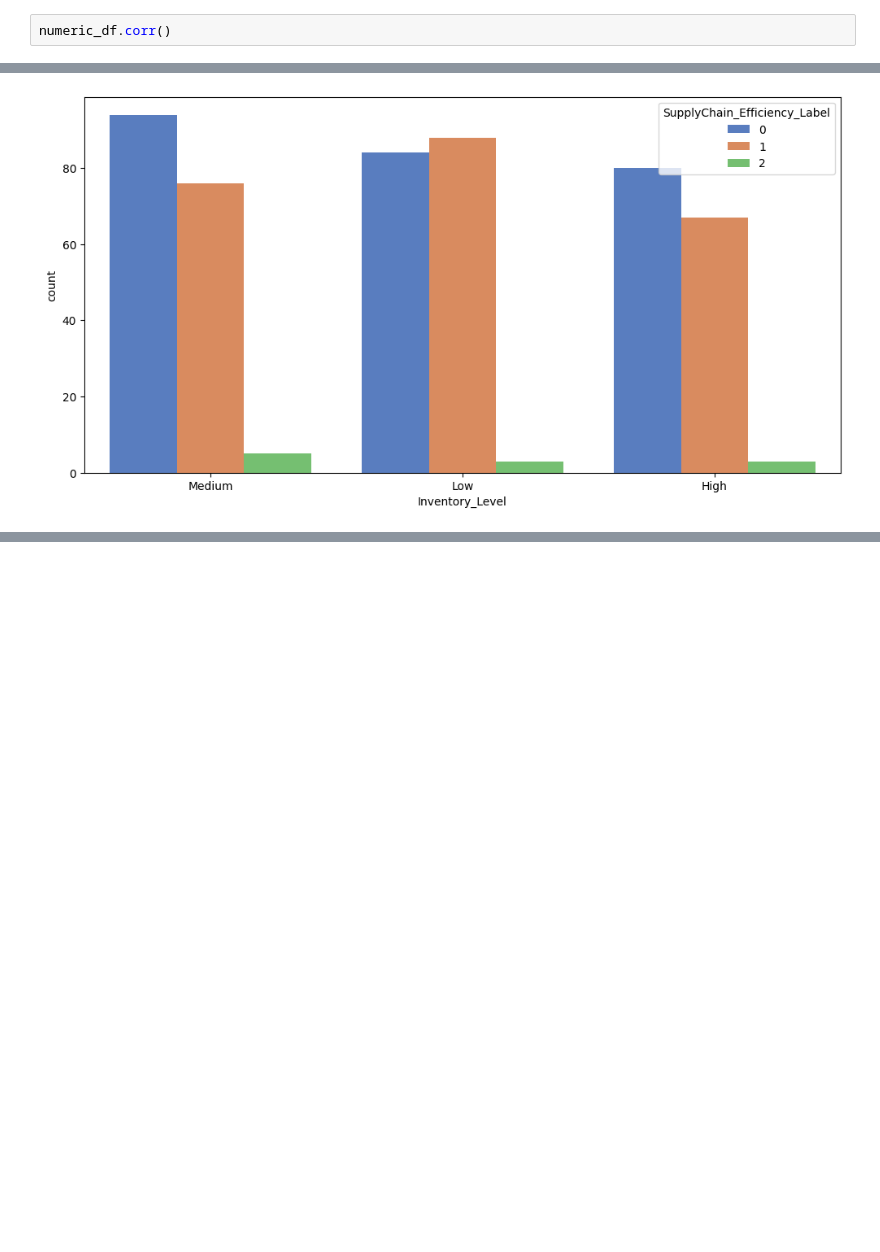
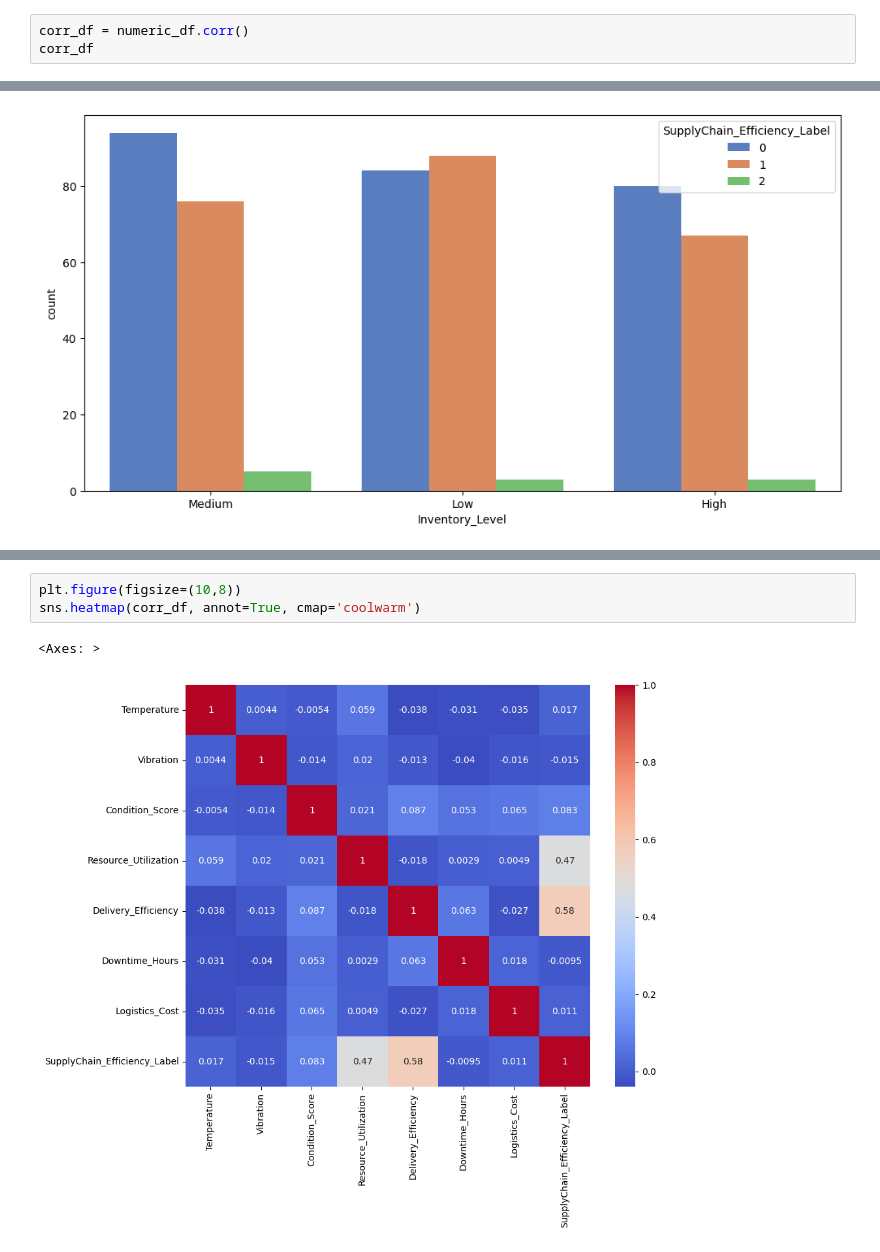
Before and after one commit to Vishesh-coder/AI_ML, a Jupyter notebook: EDA/eda.ipynb, the cells around one changed output, grey strips where cells are left out. Drawn from its saved outputs; the diff is of its cells as text; blank space fills up the shorter version.

```diff
--- a/EDA/eda.ipynb
+++ b/EDA/eda.ipynb
@@ -205,7 +205,8 @@ category_df.head()
 | 3 | A0004 | Lake Cathyside | 2024-10-22 | Low | 2023-10-28 06:48:55 |
 | 4 | A0005 | South Justin | 2024-08-17 | High | 2023-10-06 05:02:02 |
 # %%
-numeric_df.corr()
+corr_df = numeric_df.corr()
+corr_df
 # %% [output]
 |  | Temperature | Vibration | Condition_Score | Resource_Utilization | Delivery_Efficiency | Downtime_Hours | ... |
 | Temperature | 1.000000 | 0.004393 | -0.005398 | 0.059362 | -0.037859 | -0.031228 | ... |
@@ -229,0 +254,6 @@ sns.countplot(x = 'Inventory_Level', data = df, hue='SupplyChain_Efficiency_Labe
+# %%
+plt.figure(figsize=(10,8))
+sns.heatmap(corr_df, annot=True, cmap='coolwarm')
+# %% [output]
+<Axes: >
+[figure, added]
```
Also changed, not shown: parts of 4 cells of this notebook.
